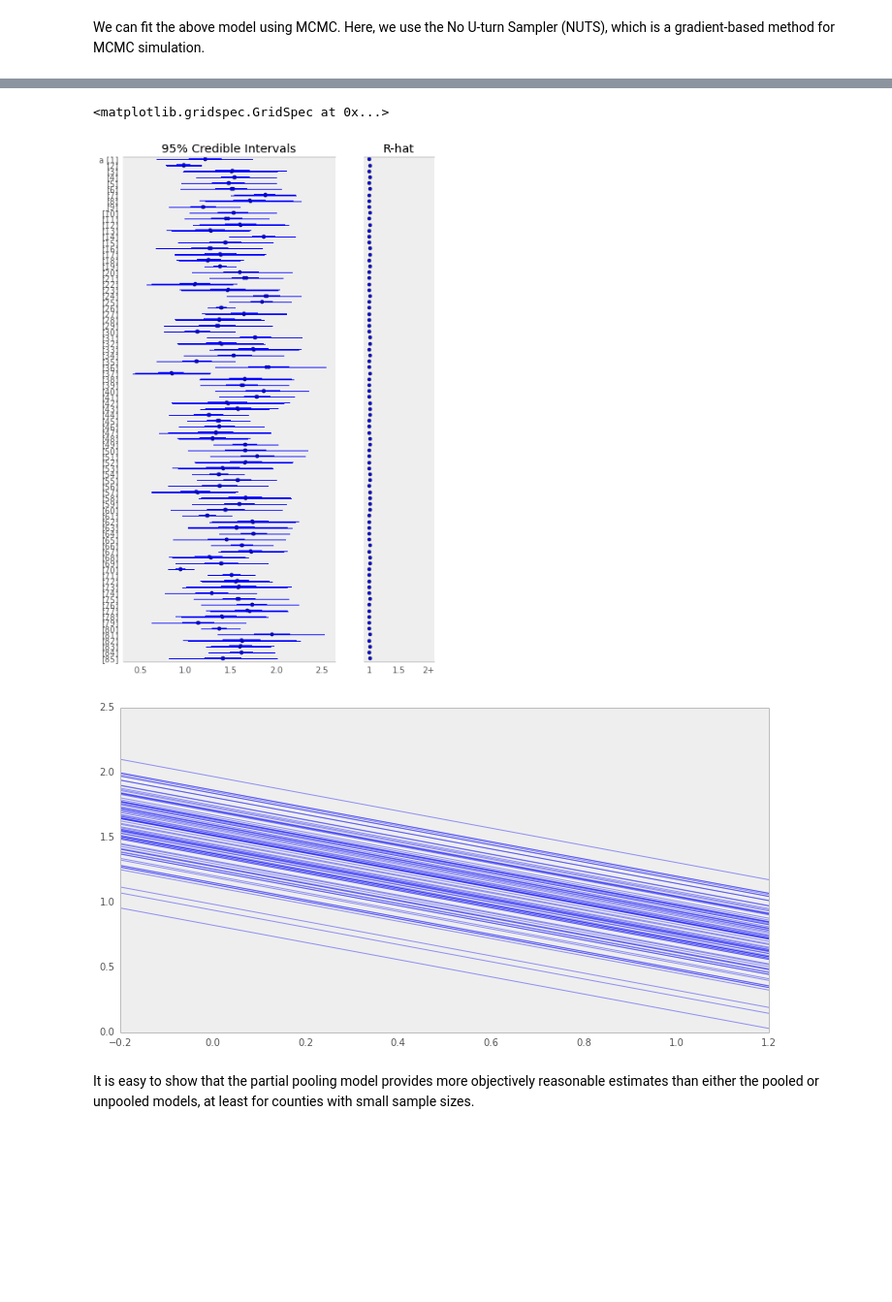
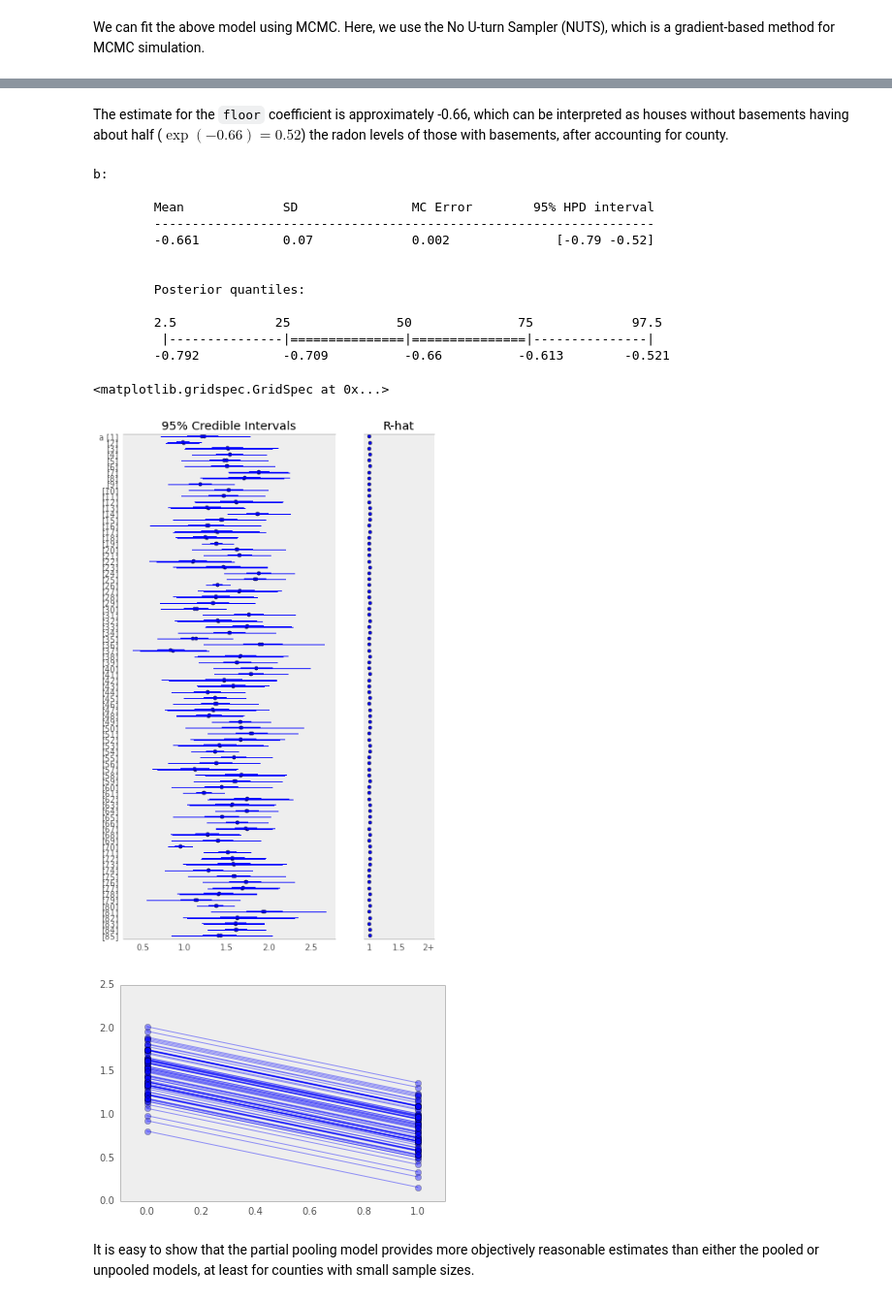
Before and after one commit to fonnesbeck/multilevel_modeling, a Jupyter notebook: multilevel_modeling.ipynb, the cells around one changed output, grey strips where cells are left out. Shown at 97% size. Saved outputs shown, nothing was run; the diff lists cells and outputs as text; code cells hidden in the pictures; blank space fills up the shorter version.

```diff
--- a/multilevel_modeling.ipynb
+++ b/multilevel_modeling.ipynb
@@ -120,5 +125,5 @@ unpooled_estimates = unpooled_fit.params
 # %%
 unpooled_estimates = unpooled_estimates.rename(dict(zip(unpooled_estimates.index.values,
                     [x[10:-1] or x for x in unpooled_estimates.index.values])))
-unpooled_se = unpooled_fit.HC3_se.rename(dict(zip(unpooled_se.index.values,
-                    [x[10:-1] or x for x in unpooled_se.index.values])))
+unpooled_se = unpooled_fit.HC3_se.rename(dict(zip(unpooled_fit.HC3_se.index.values,
+                    [x[10:-1] or x for x in unpooled_fit.HC3_se.index.values])))
@@ -346,3 +353,20 @@ _ = traceplot(varying_intercept_samples[-1000:], vars=['sigma_a', 'b'])
+# %% [markdown]
+The estimate for the `floor` coefficient is approximately -0.66, which can be interpreted as houses without basements having about half ($\exp(-0.66) = 0.52$) the radon levels of those with basements, after accounting for county.
+# %%
+summary(varying_intercept_samples[-1000:], vars=['b'])
+# %% [output]
+b:
+
+        Mean             SD               MC Error        95% HPD interval
+        ------------------------------------------------------------------
+        -0.661           0.07             0.002              [-0.79 -0.52]
+
+
+        Posterior quantiles:
+
+        2.5             25              50              75             97.5
+         |---------------|===============|===============|---------------|
+        -0.792           -0.709          -0.66          -0.613        -0.521
 # %%
 from pymc import forestplot
 
@@ -350,14 +374,16 @@ figure(figsize=(6,10))
 forestplot(varying_intercept_samples, vars=['a'])
 # %% [output]
 <matplotlib.gridspec.GridSpec at 0x...>
-[figure, old version]
+[figure, new version]
 # %%
+xvals = arange(2)
 bp = varying_intercept_samples['a'][0].mean(axis=0)
 mp = varying_intercept_samples['b'][0].mean()
 for bi in bp:
-    plt.plot(xvals, mp*xvals + bi, 'b-', alpha=0.4)
+    plt.plot(xvals, mp*xvals + bi, 'bo-', alpha=0.4)
+xlim(-0.1,1.1);
 # %% [output]
-[figure, old version]
+[figure, new version]
 # %% [markdown]
 It is easy to show that the partial pooling model provides more objectively reasonable estimates than either the pooled or unpooled models, at least for counties with small sample sizes.
 # %%
```
Also changed, not shown: parts of 43 cells of this notebook, 1 other file.
